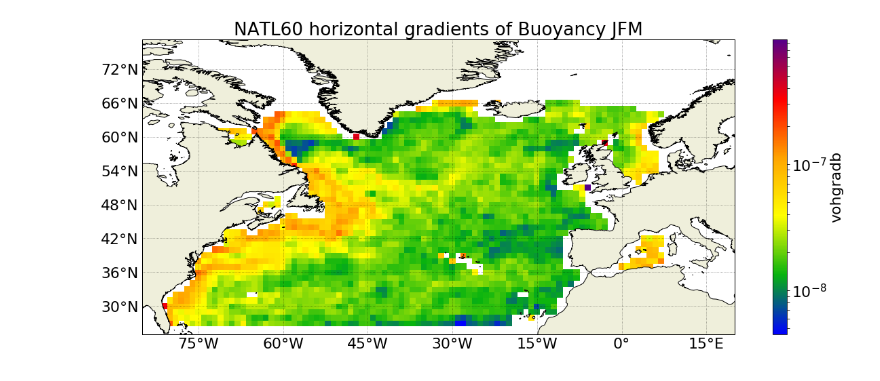
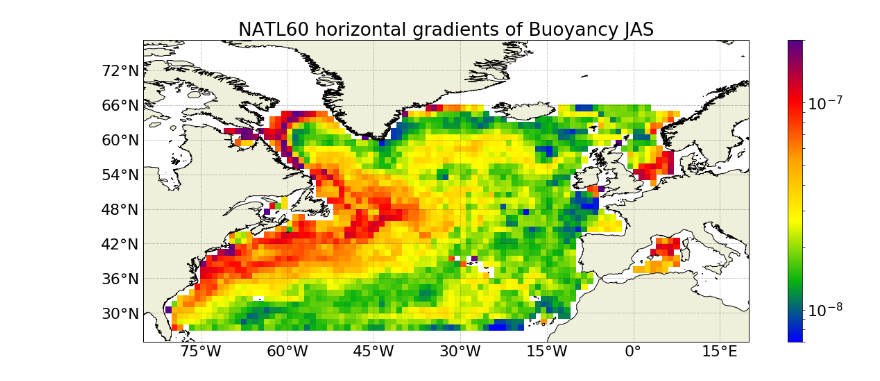
Before and after one commit to auraoupa/CMEMS-diags, a Jupyter notebook: TSG_Guillaume/2018-11-12-AA-cartes-TSG-binning-groupby-median-log.ipynb, the cells around one changed output. Cells and saved outputs as stored; diff of their text form; code cells hidden in the pictures.

```diff
--- a/TSG_Guillaume/2018-11-12-AA-cartes-TSG-binning-groupby-median-log.ipynb
+++ b/TSG_Guillaume/2018-11-12-AA-cartes-TSG-binning-groupby-median-log.ipynb
@@ -86,3 +86,14 @@ def add_map(lon_min=-180, lon_max=180, lat_min=-90, lat_max=90,
     gl.xformatter = LONGITUDE_FORMATTER
     gl.yformatter = LATITUDE_FORMATTER
     return ax
+# %%
+data=ma.masked_invalid(ds_hgradT_JFM['vohgradb'])
+lon=ds_hgradT_JFM['nav_lon']
+lat=ds_hgradT_JFM['nav_lat']
+add_map(lon_min=-85, lon_max=20, lat_min=25, lat_max=70, scale='low')
+norm=matplotlib.colors.LogNorm(vmin=5e-6, vmax=1e-4)
+
+plt.pcolormesh(lon,lat,data,cmap=cmclimate.cm.BlGrYeOrReVi200, norm=norm)
+plt.colorbar()
+plt.title('NATL60 horizontal gradients of Temperature JFM')
+plt.savefig('NATL60_TSG_T_gradients_JFM_1x1_log.png', dpi=300, bbox_inches='tight')
@@ -106,9 +146,11 @@ plt.savefig('NATL60_TSG_S_gradients_JFM_1x1.png', dpi=300, bbox_inches='tight')
 # %%
+data=ma.masked_invalid(ds_hgradb_JAS['vohgradb'])
 add_map(lon_min=-85, lon_max=20, lat_min=25, lat_max=70, scale='low')
-hgradb_JFM=ds_hgradb_JFM['vohgradb']
-norm=matplotlib.colors.LogNorm(vmin=1e-9, vmax=1e-7)
-hgradb_JFM.plot.pcolormesh(cmap=cmclimate.cm.BlGrYeOrReVi200, norm=norm)
-plt.title('NATL60 horizontal gradients of Buoyancy JFM')
-plt.savefig('NATL60_TSG_buoy_gradients_JFM_1x1.png', dpi=300, bbox_inches='tight')
+norm=matplotlib.colors.LogNorm(vmin=7e-9, vmax=2e-7)
+
+plt.pcolormesh(lon,lat,data,cmap=cmclimate.cm.BlGrYeOrReVi200, norm=norm)
+plt.colorbar()
+plt.title('NATL60 horizontal gradients of Buoyancy JAS')
+plt.savefig('NATL60_TSG_buoy_gradients_JAS_1x1_log.png', dpi=300, bbox_inches='tight')
 # %% [output]
-[figure, old version]
+[figure, new version]
```
Also changed, not shown: parts of 8 cells of this notebook, 29 other files.
